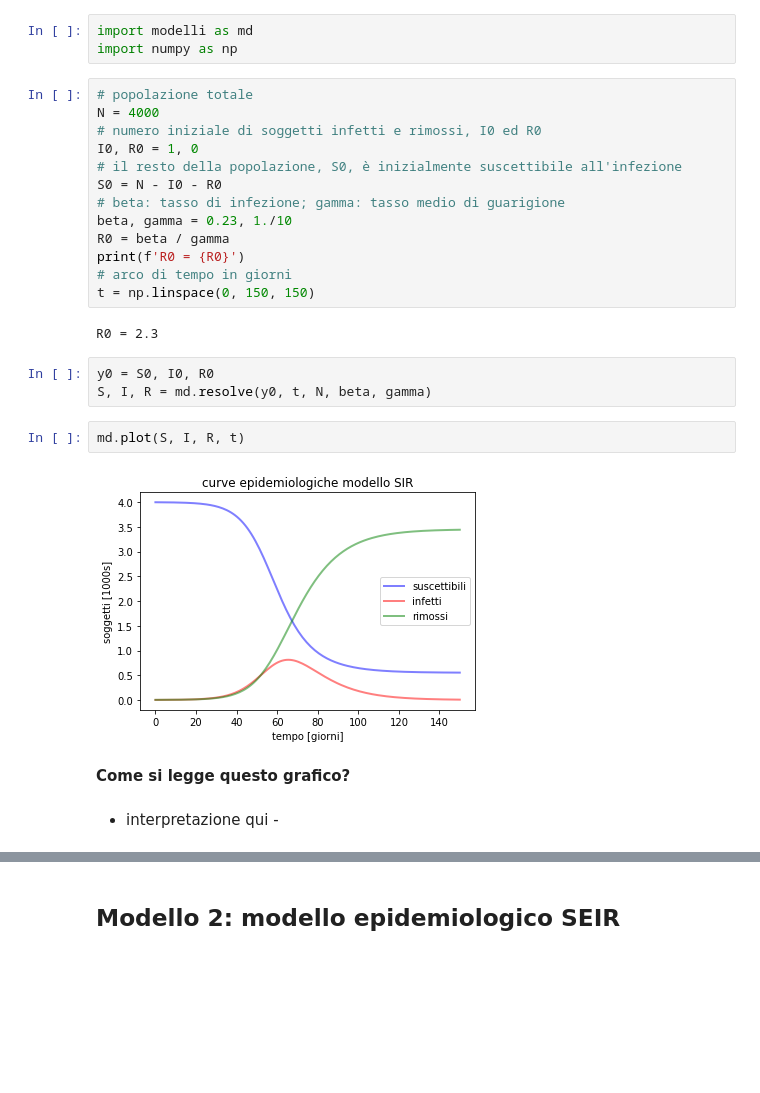
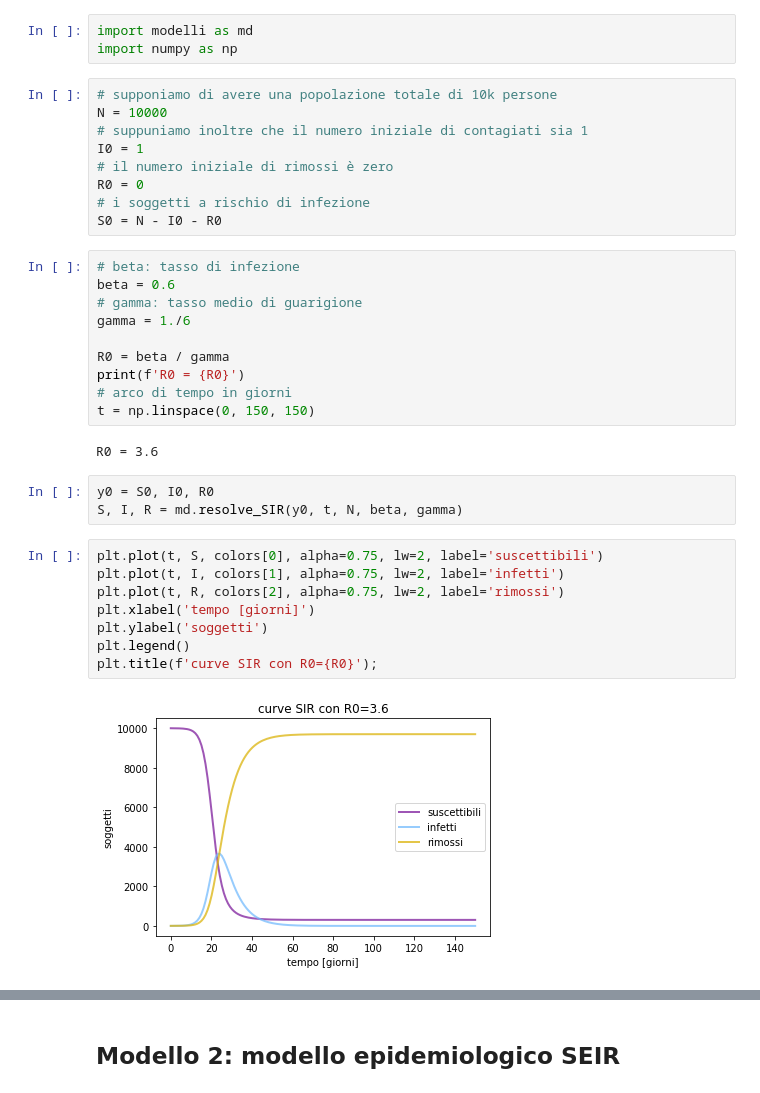
Before and after one commit to pcmasuzzo/modelli_epidemiologici, a Jupyter notebook: notebooks/epidemie.ipynb, the cells around one changed output, grey strips where cells are left out. Drawn from its saved outputs; the diff is of its cells as text; blank space fills up the shorter version.

```diff
--- a/notebooks/epidemie.ipynb
+++ b/notebooks/epidemie.ipynb
@@ -47,29 +55,37 @@ sys.path.append('../')
 # %%
 import modelli as md
 import numpy as np
+# %%
+# supponiamo di avere una popolazione totale di 10k persone
+N = 10000
+# suppuniamo inoltre che il numero iniziale di contagiati sia 1
+I0 = 1
+# il numero iniziale di rimossi è zero
+R0 = 0
+# i soggetti a rischio di infezione
+S0 = N - I0 - R0
 # %%
-# popolazione totale
-N = 4000
-# numero iniziale di soggetti infetti e rimossi, I0 ed R0
-I0, R0 = 1, 0
-# il resto della popolazione, S0, è inizialmente suscettibile all'infezione
-S0 = N - I0 - R0
-# beta: tasso di infezione; gamma: tasso medio di guarigione
-beta, gamma = 0.23, 1./10
+# beta: tasso di infezione
+beta = 0.6
+# gamma: tasso medio di guarigione
+gamma = 1./6
+
 R0 = beta / gamma
 print(f'R0 = {R0}')
 # arco di tempo in giorni
 t = np.linspace(0, 150, 150)
 # %% [output]
-R0 = 2.3
+R0 = 3.6
 # %%
 y0 = S0, I0, R0
-S, I, R = md.resolve(y0, t, N, beta, gamma)
+S, I, R = md.resolve_SIR(y0, t, N, beta, gamma)
-# %%
-md.plot(S, I, R, t)
-# %% [output]
-[figure, removed]
-# %% [markdown]
-**Come si legge questo grafico?**
-# %% [markdown]
- - interpretazione qui -
+# %%
+plt.plot(t, S, colors[0], alpha=0.75, lw=2, label='suscettibili')
+plt.plot(t, I, colors[1], alpha=0.75, lw=2, label='infetti')
+plt.plot(t, R, colors[2], alpha=0.75, lw=2, label='rimossi')
+plt.xlabel('tempo [giorni]')
+plt.ylabel('soggetti')
+plt.legend()
+plt.title(f'curve SIR con R0={R0}');
+# %% [output]
+[figure, added]
```
Also changed, not shown: parts of 18 cells of this notebook, 1 other file.
